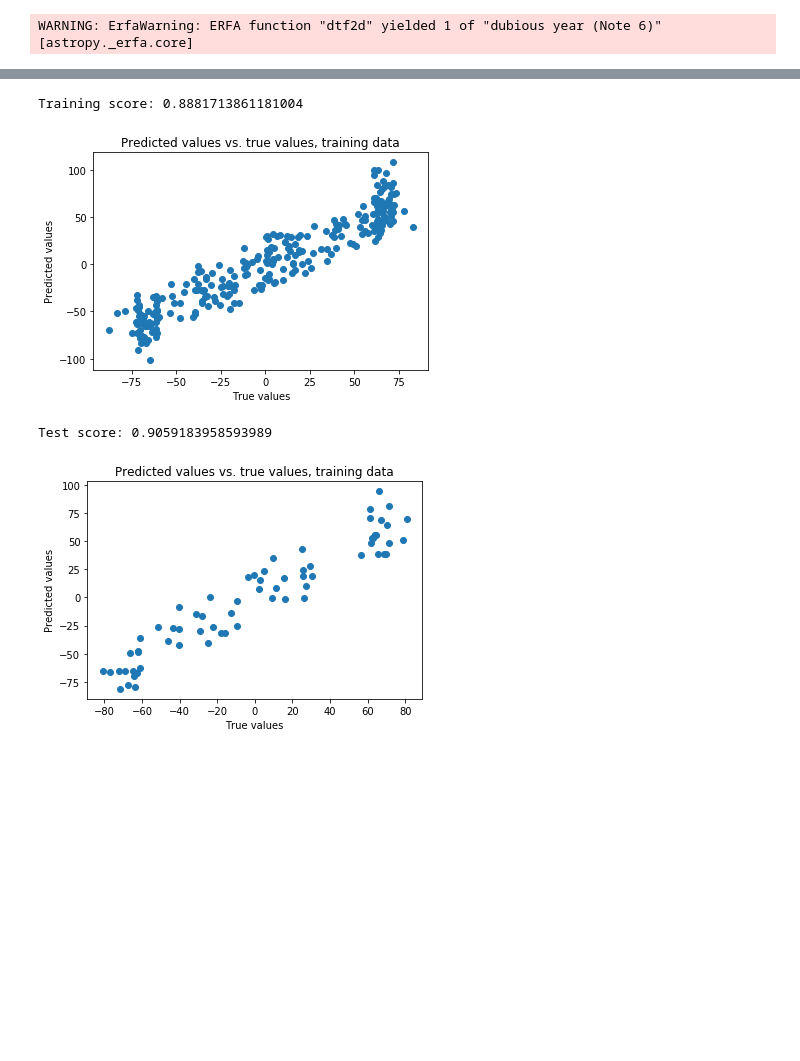
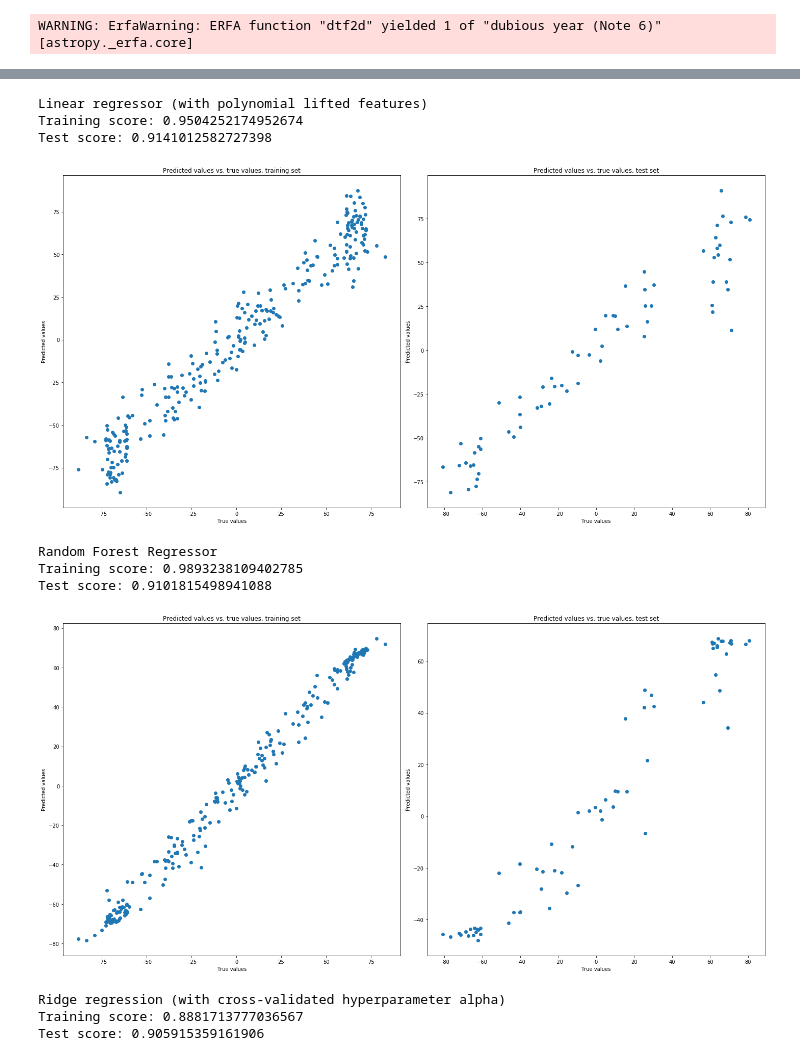
Before and after one commit to Kaahan/skep_project_s_final, a Jupyter notebook: eclipse/predict_eclipse.ipynb, the cells around one changed output, grey strips where cells are left out. Drawn from its saved outputs; the diff is of its cells as text; code cells hidden in the pictures; blank space fills up the shorter version.

Commit message:
Clean up notebook/visualizations

```diff
--- a/eclipse/predict_eclipse.ipynb
+++ b/eclipse/predict_eclipse.ipynb
@@ -388,20 +301,45 @@ X_train, X_test, y_train, y_test = train_test_split(X, y, test_size=0.2, shuffle
 # X_train = X_train + np.random.normal(0, 0.1, size=X_train.shape) additive Gaussian noise
 # %% [output]
 WARNING: ErfaWarning: ERFA function "dtf2d" yielded 1 of "dubious year (Note 6)" [astropy._erfa.core]
+# %%
+data = pd.read_csv('solar_eclipse_pos_data.csv')
+
+X = data[['moon_theta', 'moon_phi', 'sun_theta', 'sun_phi']]
+X = pd.concat([X, data['ISO Date'].str.split('T').apply(lambda x: to_jd(x[0].split('-')))], axis=1)
+y = data[['latitude']]
+
+X_train, X_test, y_train, y_test = train_test_split(X, y, test_size=0.2, shuffle=False)
+# X_train = X_train + np.random.normal(0, 0.1, size=X_train.shape) additive Gaussian noise
 # %%
 def test_regressor(reg, X_train, X_test, y_train, y_test):
     reg.fit(X_train, y_train)
-
+    plt.subplots(figsize=(20, 10))
+    plt.subplot(1, 2, 1)
     print('Training score:', reg.score(X_train, y_train))
     plt.scatter(y_train, reg.predict(X_train))
-    plt.title('Predicted values vs. true values, training data')
+    plt.title('Predicted values vs. true values, training set')
     plt.xlabel('True values')
     plt.ylabel('Predicted values')
+
+    plt.subplot(1, 2, 2)
+    print('Test score:', reg.score(X_test, y_test))
+    plt.scatter(y_test, reg.predict(X_test))
+    plt.title('Predicted values vs. true values, test set')
+    plt.xlabel('True values')
+    plt.ylabel('Predicted values')
+    plt.tight_layout()
     plt.show()
 
-    print('Test score:', reg.score(X_test, y_test))
-    plt.scatter(y_test, reg.predict(X_test))
-    plt.title('Predicted values vs. true values, training data')
-    plt.xlabel('True values')
-    plt.ylabel('Predicted values')
-    plt.show()
+def test_all_regressors(X_train, X_test, y_train, y_test):
+    poly = PolynomialFeatures(degree=3)
+    X_train_aug = poly.fit_transform(X_train)
+    X_test_aug = poly.fit_transform(X_test)
+
+    print('Linear regressor (with polynomial lifted features)')
+    test_regressor(LinearRegression(), X_train_aug, X_test_aug, y_train, y_test)
+
+    print('Random Forest Regressor')
+    test_regressor(RandomForestRegressor(n_estimators=50), X_train, X_test, np.array(y_train).ravel(), np.array(y_test).ravel())
+
+    print('Ridge regression (with cross-validated hyperparameter alpha)')
+    test_regressor(RidgeCV(alphas=np.arange(0.1,100,0.1), fit_intercept=True), X_train, X_test, y_train, y_test)
@@ -428,9 +346,14 @@ Test score: 0.8854513443973268
-# %%
-from sklearn.linear_model import RidgeCV, LinearRegression, Lasso, SGDRegressor
-reg = RidgeCV(alphas=np.arange(0.1,100,0.1), fit_intercept=True)
-test_regressor(reg, X_train, X_test, y_train, y_test)
-# %% [output]
-Training score: 0.8881713861181004
-[figure, removed]
-Test score: 0.9059183958593989
-[figure, removed]
+# %%
+test_all_regressors(X_train, X_test, y_train, y_test)
+# %% [output]
+Linear regressor (with polynomial lifted features)
+Training score: 0.9504252174952674
+Test score: 0.9141012582727398
+[figure, added]
+Random Forest Regressor
+Training score: 0.9893238109402785
+Test score: 0.9101815498941088
+[figure, added]
+Ridge regression (with cross-validated hyperparameter alpha)
+Training score: 0.8881713777036567
+Test score: 0.905915359161906
```
Also changed, not shown: parts of 33 cells of this notebook.
